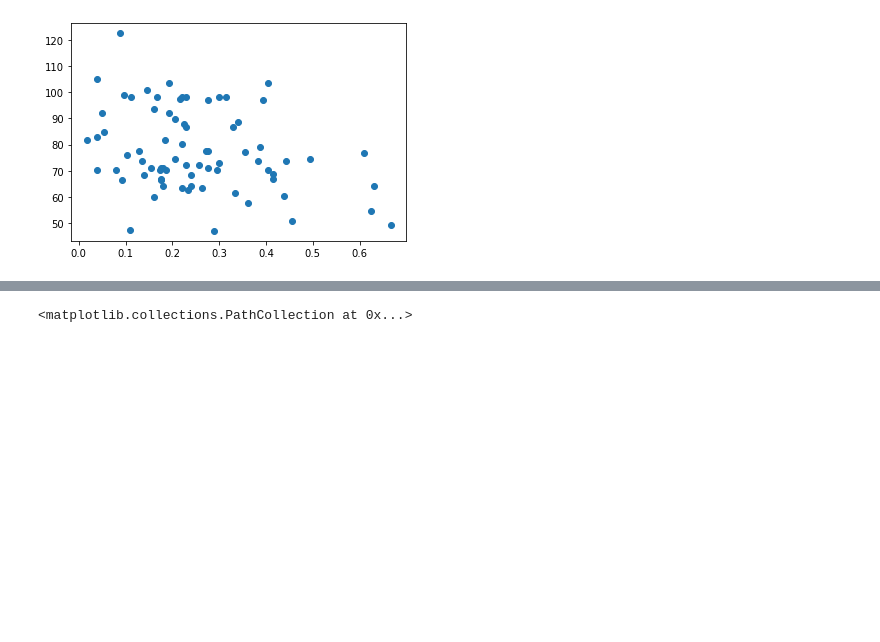
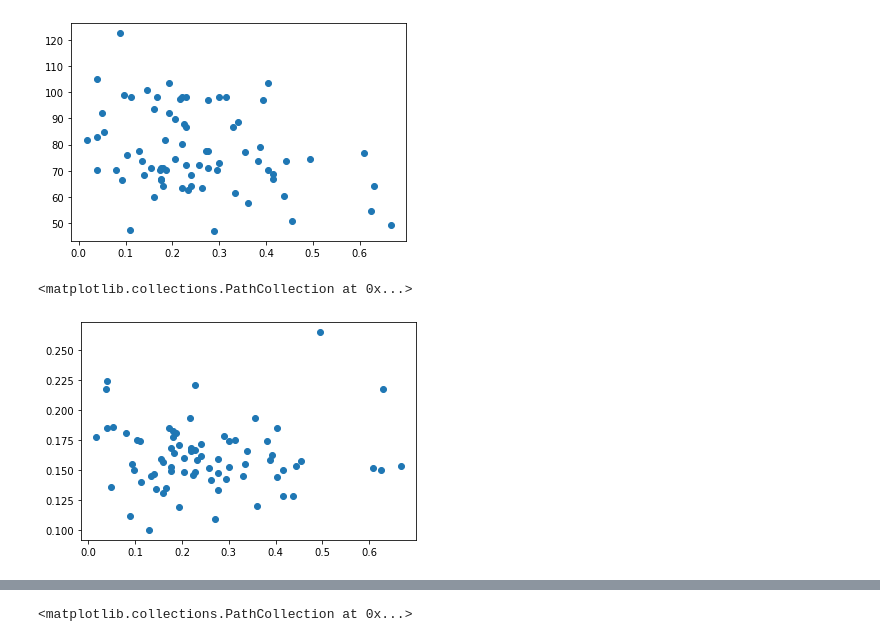
Before and after one commit to drvdputt/dust_fuse_h2, a Jupyter notebook: h2-details.ipynb, the cells around one changed output, grey strips where cells are left out. Saved outputs shown, nothing was run; the diff lists cells and outputs as text; code cells hidden in the pictures; blank space fills up the shorter version.

```diff
--- a/h2-details.ipynb
+++ b/h2-details.ipynb
@@ -134,3 +134,8 @@ plt.scatter(data['fh2'], t01)
 # %% [output]
 <matplotlib.collections.PathCollection at 0x...>
 [figure]
+# %%
+plt.scatter(data['fh2'], t02)
+# %% [output]
+<matplotlib.collections.PathCollection at 0x...>
+[figure, added]
```
Also changed, not shown: parts of 14 cells of this notebook.
